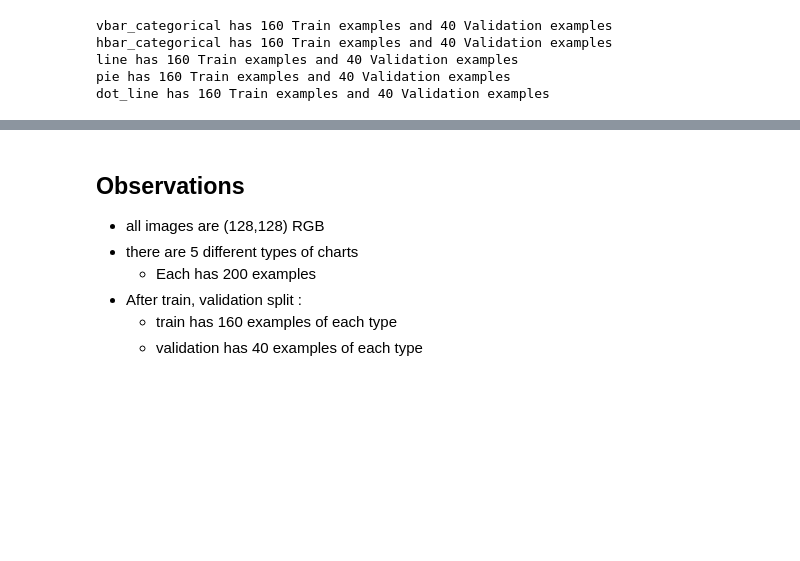
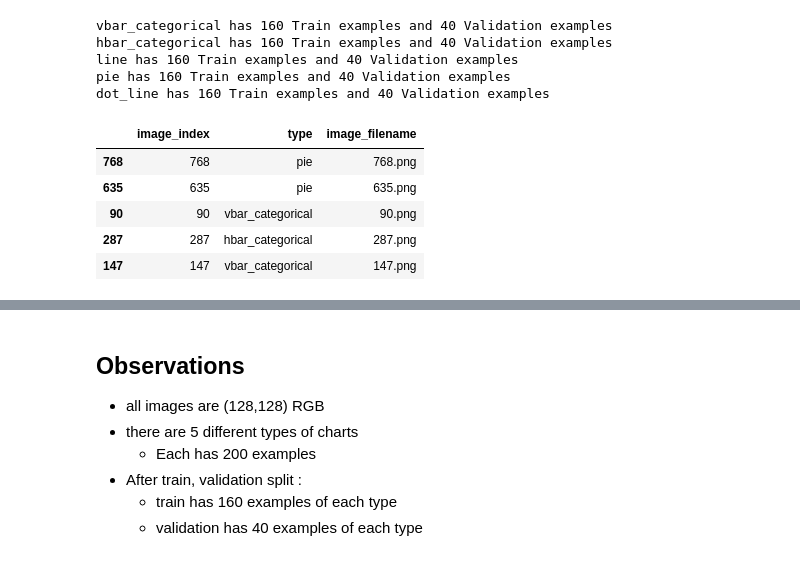
Before and after one commit to revantteotia/chart-image-classification, a Jupyter notebook: data_analysis_and_split.ipynb, the cells around one changed output, grey strips where cells are left out. Drawn from its saved outputs; the diff is of its cells as text; code cells hidden in the pictures; blank space fills up the shorter version.

Commit message:
added 'image_filename' column in train and val csv files

```diff
--- a/data_analysis_and_split.ipynb
+++ b/data_analysis_and_split.ipynb
@@ -85,6 +85,19 @@ hbar_categorical has 160 Train examples and 40 Validation examples
 line has 160 Train examples and 40 Validation examples
 pie has 160 Train examples and 40 Validation examples
 dot_line has 160 Train examples and 40 Validation examples
+# %%
+# adding a 'image_filename' column
+train_df['image_filename'] = train_df['image_index'].apply(lambda index: str(index) + '.png')
+val_df['image_filename'] = val_df['image_index'].apply(lambda index: str(index) + '.png')
+# %%
+train_df.head()
+# %% [output]
+|  | image_index | type | image_filename |
+| 768 | 768 | pie | 768.png |
+| 635 | 635 | pie | 635.png |
+| 90 | 90 | vbar_categorical | 90.png |
+| 287 | 287 | hbar_categorical | 287.png |
+| 147 | 147 | vbar_categorical | 147.png |
 # %%
 # saving train and validation dataframe to csv for future use
 train_csv_path = 'train.csv'
```
Also changed, not shown: parts of 2 cells of this notebook, 2 other files.
